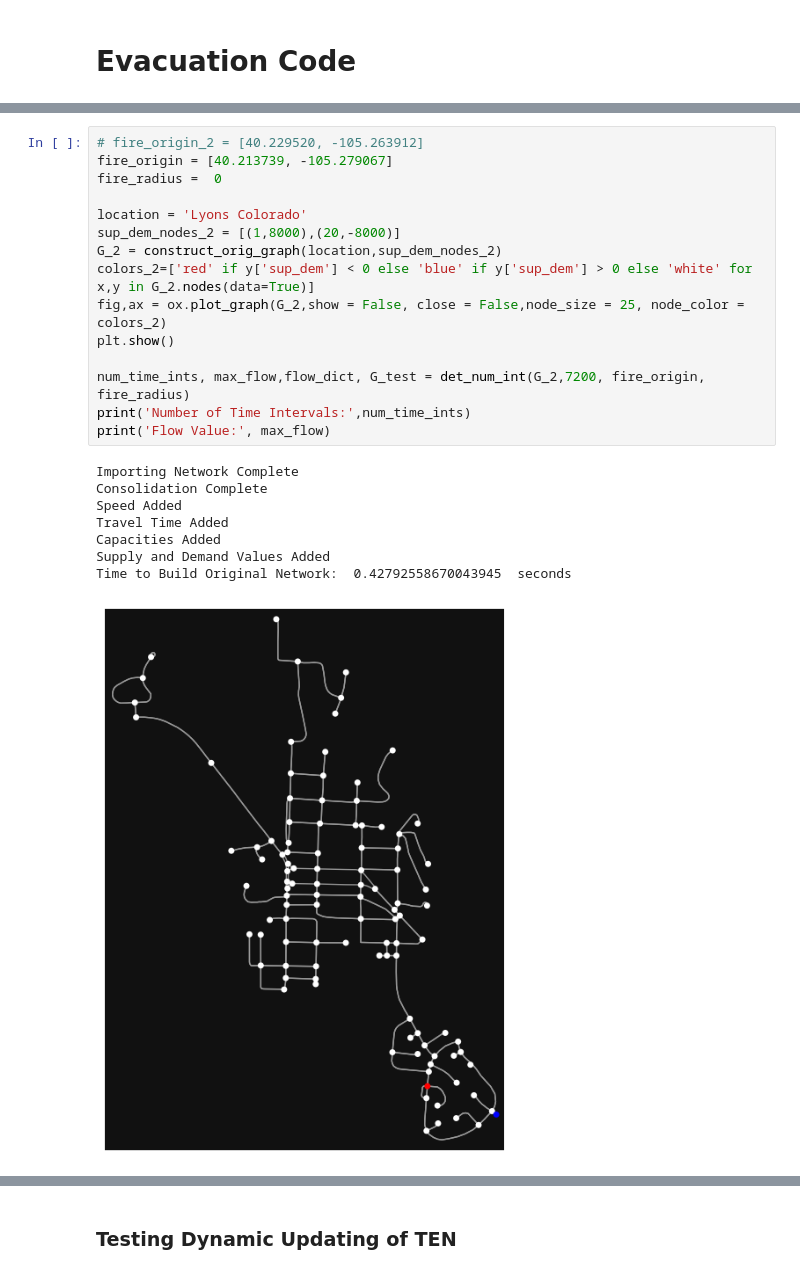
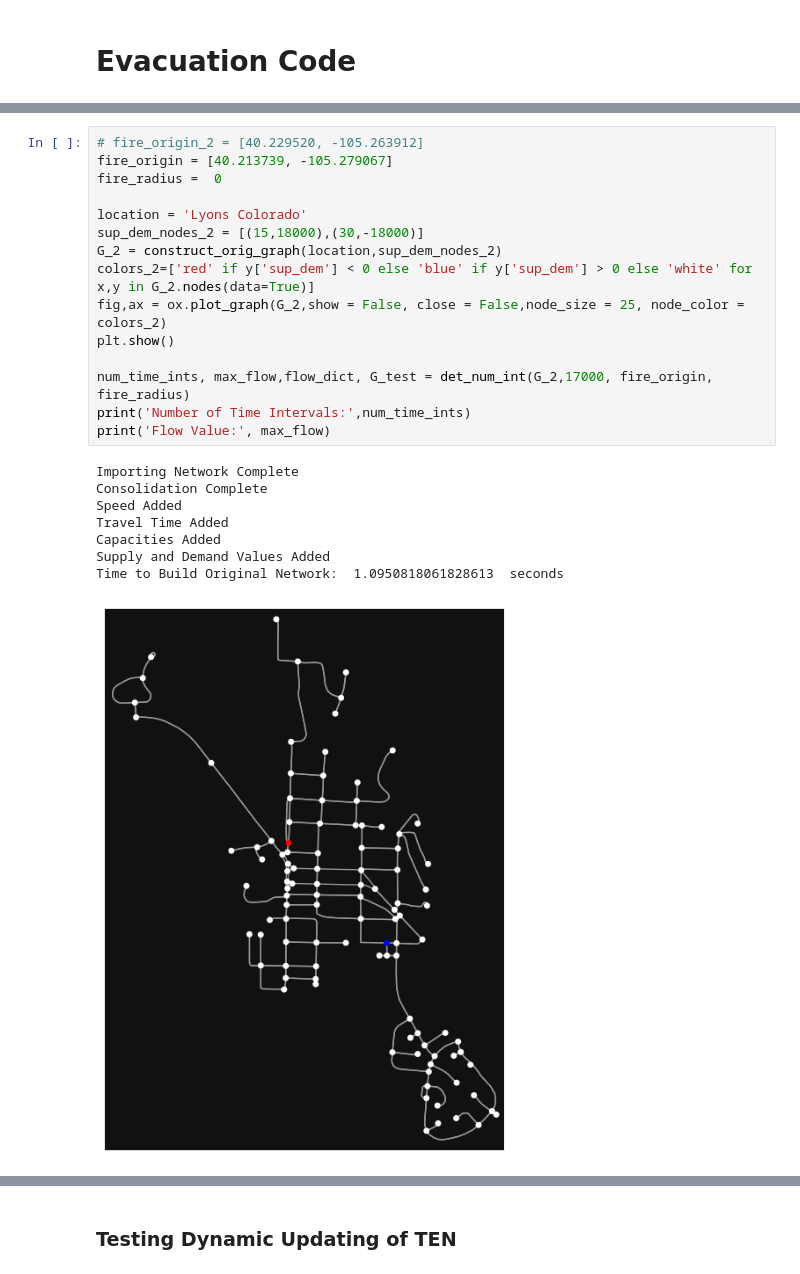
Before and after one commit to DillWithIt77/Fire_Evac_F22, a Jupyter notebook: Real-world Testing.ipynb, the cells around one changed output, grey strips where cells are left out. Cells and saved outputs as stored; diff of their text form.

```diff
--- a/Real-world Testing.ipynb
+++ b/Real-world Testing.ipynb
@@ -636,26 +665,26 @@ Flow Value: 8000.0
 # %%
 # fire_origin_2 = [40.229520, -105.263912]
 fire_origin = [40.213739, -105.279067]
 fire_radius =  0
 
 location = 'Lyons Colorado'
-sup_dem_nodes_2 = [(1,8000),(20,-8000)]
+sup_dem_nodes_2 = [(15,18000),(30,-18000)]
 G_2 = construct_orig_graph(location,sup_dem_nodes_2)
 colors_2=['red' if y['sup_dem'] < 0 else 'blue' if y['sup_dem'] > 0 else 'white' for x,y in G_2.nodes(data=True)]
 fig,ax = ox.plot_graph(G_2,show = False, close = False,node_size = 25, node_color = colors_2)
 plt.show()
 
-num_time_ints, max_flow,flow_dict, G_test = det_num_int(G_2,7200, fire_origin, fire_radius)
+num_time_ints, max_flow,flow_dict, G_test = det_num_int(G_2,17000, fire_origin, fire_radius)
 print('Number of Time Intervals:',num_time_ints)
 print('Flow Value:', max_flow)
 # %% [output]
 Importing Network Complete
 Consolidation Complete
 Speed Added
 Travel Time Added
 Capacities Added
 Supply and Demand Values Added
-Time to Build Original Network:  0.42792558670043945  seconds
+Time to Build Original Network:  1.0950818061828613  seconds
-[figure, old version]
+[figure, new version]
 Feasability Check Completed: 0.0 seconds
 Longest Path Deteremined: 0.0 seconds
```
Also changed, not shown: parts of 6 cells of this notebook.
